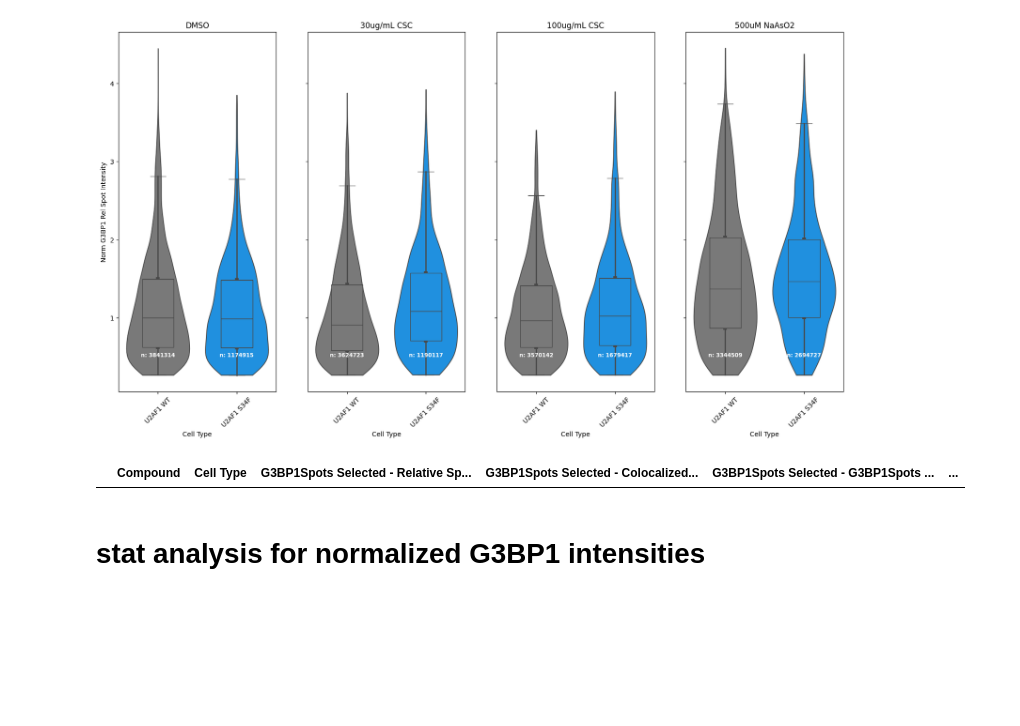
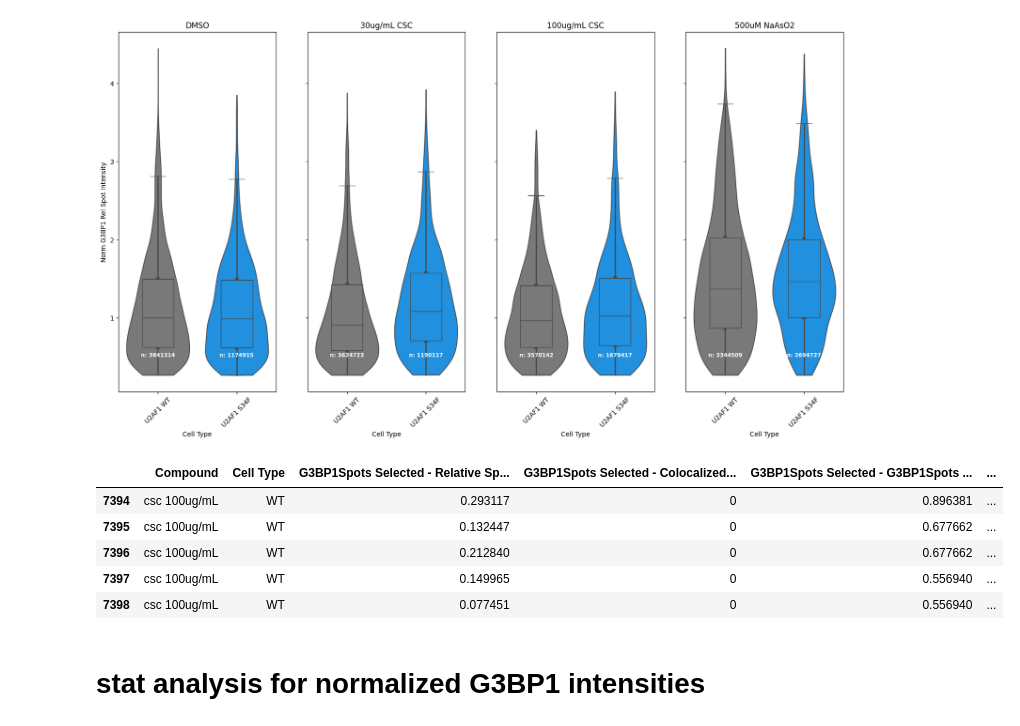
Before and after one commit to cindyeliang/u2af1-kras, a Jupyter notebook: scripts/20250128_SG_analysis_combineclones-normbywtdmso_spotintensityonly.ipynb, the cells around one changed output. Cells and saved outputs as stored; diff of their text form; code cells hidden in the pictures; blank space fills up the shorter version.

```diff
--- a/scripts/20250128_SG_analysis_combineclones-normbywtdmso_spotintensityonly.ipynb
+++ b/scripts/20250128_SG_analysis_combineclones-normbywtdmso_spotintensityonly.ipynb
@@ -408,9 +408,14 @@ Passing `palette` without assigning `hue` is deprecated and will be removed in v
   ax4=sns.boxplot(data=As500_df, ax=ax[3], x='Cell Type', y='Norm G3BP1 Rel Spot Intensity',
 [figure]
 # %%
-DMSO_df.head()
+WT_CSC100_df.head()
 # %% [output]
 |  | Compound | Cell Type | G3BP1Spots Selected - Relative Sp... | G3BP1Spots Selected - Colocalized... | G3BP1Spots Selected - G3BP1Spots ... | ... |
+| 7394 | csc 100ug/mL | WT | 0.293117 | 0 | 0.896381 | ... |
+| 7395 | csc 100ug/mL | WT | 0.132447 | 0 | 0.677662 | ... |
+| 7396 | csc 100ug/mL | WT | 0.212840 | 0 | 0.677662 | ... |
+| 7397 | csc 100ug/mL | WT | 0.149965 | 0 | 0.556940 | ... |
+| 7398 | csc 100ug/mL | WT | 0.077451 | 0 | 0.556940 | ... |
 # %% [markdown]
 # stat analysis for normalized G3BP1 intensities
 # %%
```
Also changed, not shown: parts of 6 cells of this notebook.
